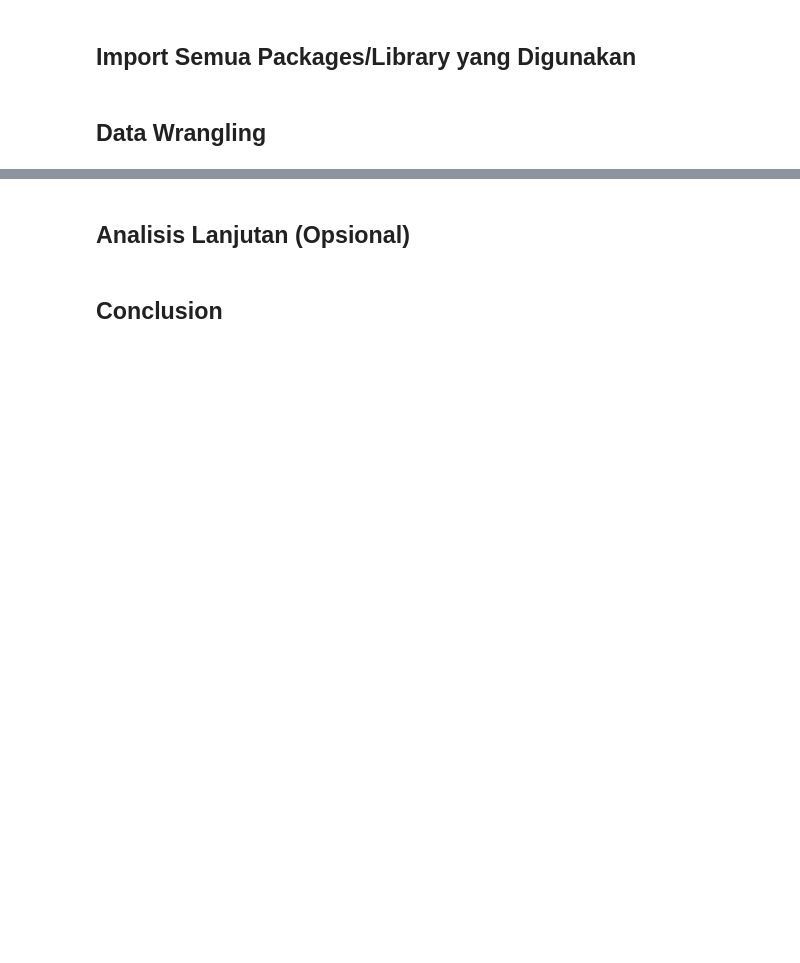
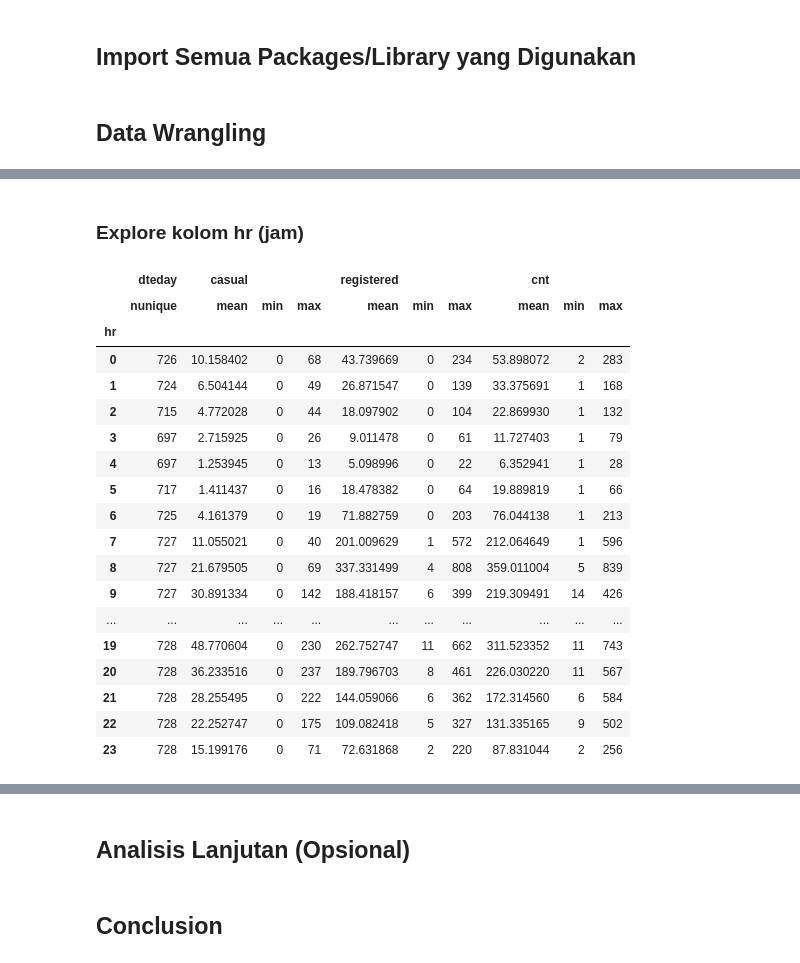
Before and after one commit to evanmantan/dicoding-data-analysis, a Jupyter notebook: notebook.ipynb, the cells around one changed output, grey strips where cells are left out. Saved outputs shown, nothing was run; the diff lists cells and outputs as text; code cells hidden in the pictures; blank space fills up the shorter version.

```diff
--- a/notebook.ipynb
+++ b/notebook.ipynb
@@ -54,0 +403,29 @@ import seaborn as sns
+# %% [markdown]
+### Explore kolom hr (jam)
+# %%
+clean_hour_df.groupby(by="hr").agg({
+    "dteday": "nunique",
+    "casual": ["mean", "min", "max"],
+    "registered": ["mean", "min", "max"],
+    "cnt": ["mean", "min", "max"]
+})
+# %% [output]
+|  | dteday | casual |  |  | registered |  |  | cnt |  |  |
+|  | nunique | mean | min | max | mean | min | max | mean | min | max |
+| hr |  |  |  |  |  |  |  |  |  |  |
+| 0 | 726 | 10.158402 | 0 | 68 | 43.739669 | 0 | 234 | 53.898072 | 2 | 283 |
+| 1 | 724 | 6.504144 | 0 | 49 | 26.871547 | 0 | 139 | 33.375691 | 1 | 168 |
+| 2 | 715 | 4.772028 | 0 | 44 | 18.097902 | 0 | 104 | 22.869930 | 1 | 132 |
+| 3 | 697 | 2.715925 | 0 | 26 | 9.011478 | 0 | 61 | 11.727403 | 1 | 79 |
+| 4 | 697 | 1.253945 | 0 | 13 | 5.098996 | 0 | 22 | 6.352941 | 1 | 28 |
+| 5 | 717 | 1.411437 | 0 | 16 | 18.478382 | 0 | 64 | 19.889819 | 1 | 66 |
+| 6 | 725 | 4.161379 | 0 | 19 | 71.882759 | 0 | 203 | 76.044138 | 1 | 213 |
+| 7 | 727 | 11.055021 | 0 | 40 | 201.009629 | 1 | 572 | 212.064649 | 1 | 596 |
+| 8 | 727 | 21.679505 | 0 | 69 | 337.331499 | 4 | 808 | 359.011004 | 5 | 839 |
+| 9 | 727 | 30.891334 | 0 | 142 | 188.418157 | 6 | 399 | 219.309491 | 14 | 426 |
+| ... | ... | ... | ... | ... | ... | ... | ... | ... | ... | ... |
+| 19 | 728 | 48.770604 | 0 | 230 | 262.752747 | 11 | 662 | 311.523352 | 11 | 743 |
+| 20 | 728 | 36.233516 | 0 | 237 | 189.796703 | 8 | 461 | 226.030220 | 11 | 567 |
+| 21 | 728 | 28.255495 | 0 | 222 | 144.059066 | 6 | 362 | 172.314560 | 6 | 584 |
+| 22 | 728 | 22.252747 | 0 | 175 | 109.082418 | 5 | 327 | 131.335165 | 9 | 502 |
+| 23 | 728 | 15.199176 | 0 | 71 | 72.631868 | 2 | 220 | 87.831044 | 2 | 256 |
```
Also changed, not shown: parts of 70 cells of this notebook, 3 other files.
